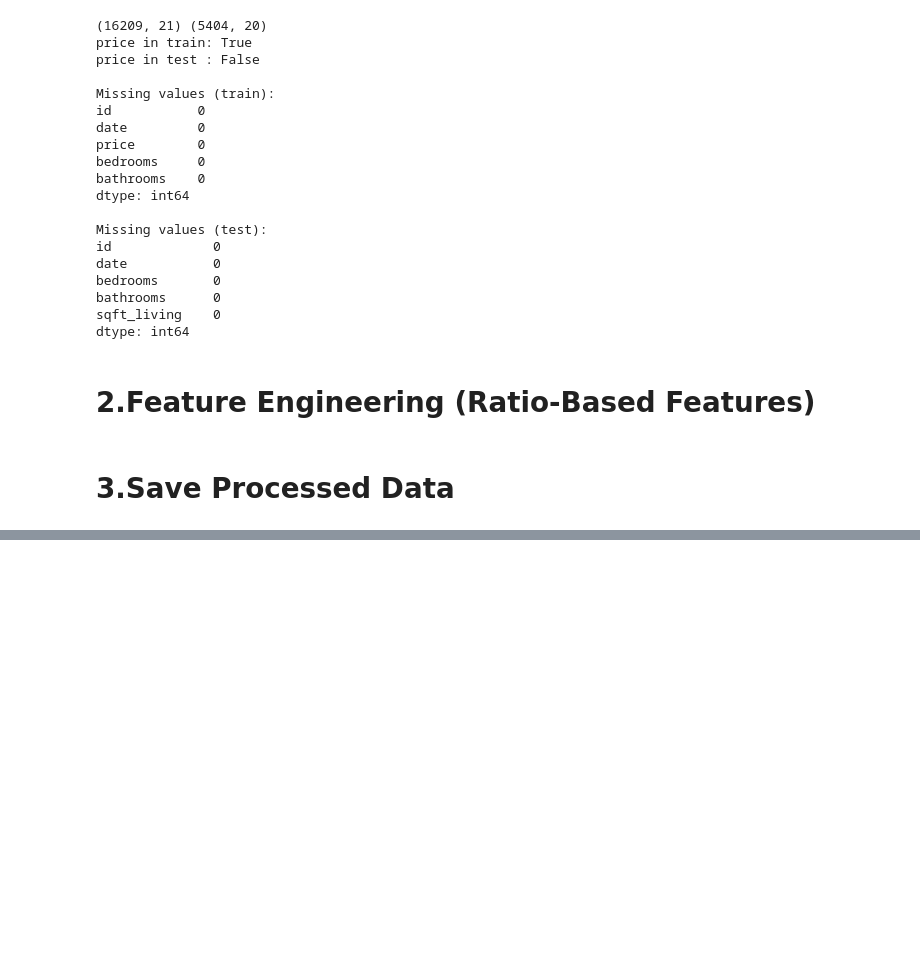
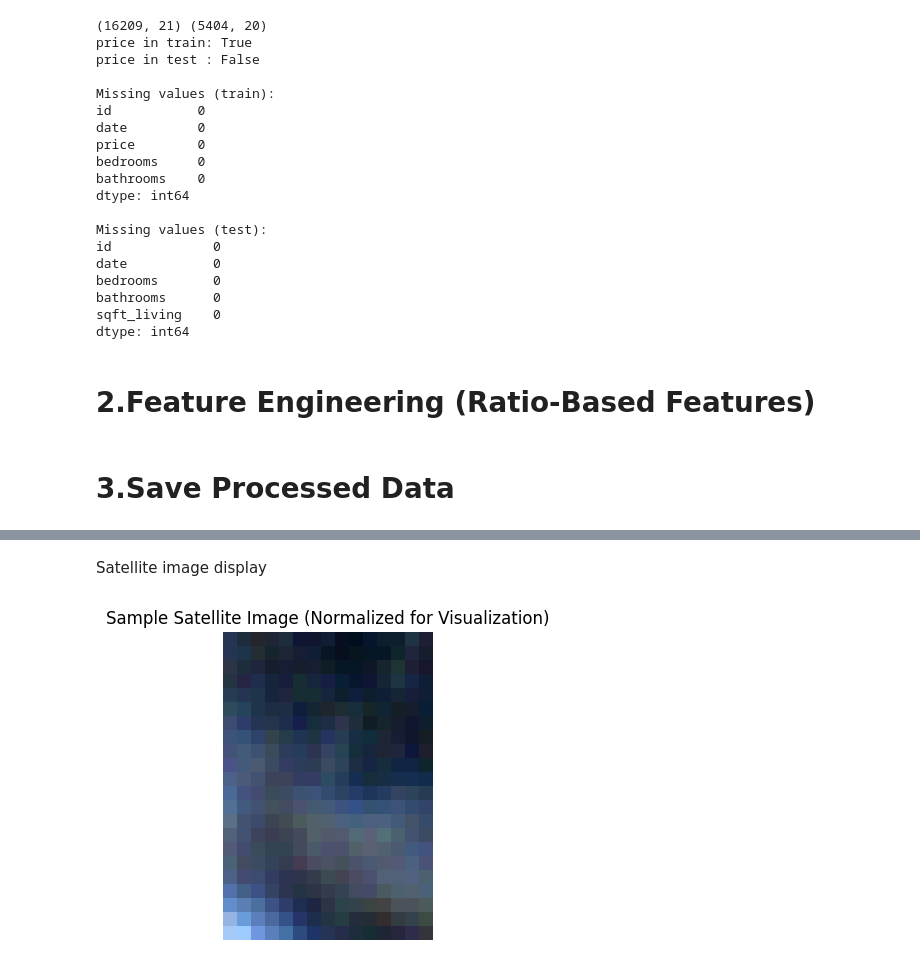
Before and after one commit to Sathwika-15/Satellite-property-valuation, a Jupyter notebook: preprocessing.ipynb, the cells around one changed output, grey strips where cells are left out. Saved outputs shown, nothing was run; the diff lists cells and outputs as text; code cells hidden in the pictures; blank space fills up the shorter version.

```diff
--- a/preprocessing.ipynb
+++ b/preprocessing.ipynb
@@ -90,0 +118,24 @@ test.to_csv(
+# %% [markdown]
+Satellite image display
+# %%
+import numpy as np
+from PIL import Image
+import matplotlib.pyplot as plt
+import os
+
+BASE_DIR = r"C:\Users\Sathwika\OneDrive\Desktop\Satellite_property_valuation"
+IMAGE_DIR = os.path.join(BASE_DIR, "Images", "train")
+
+img = Image.open(os.path.join(IMAGE_DIR, os.listdir(IMAGE_DIR)[0]))
+img = np.array(img).astype(np.float32)
+
+# Min-max normalization for display
+img = (img - img.min()) / (img.max() - img.min() + 1e-8)
+
+plt.figure(figsize=(4,4))
+plt.imshow(img)
+plt.axis("off")
+plt.title("Sample Satellite Image (Normalized for Visualization)")
+plt.show()
+# %% [output]
+[figure, added]
```
Also changed, not shown: parts of 3 cells of this notebook.
